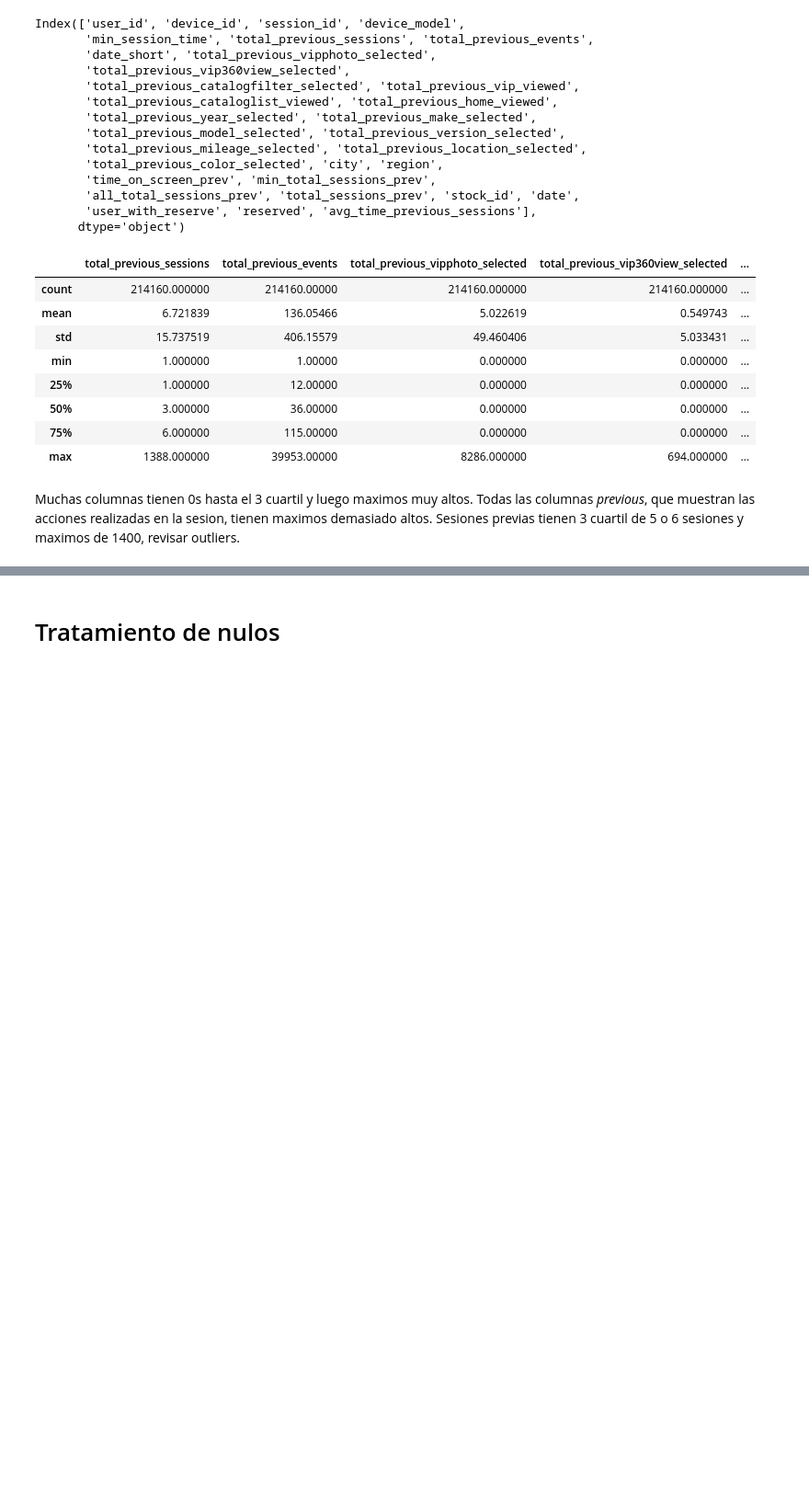
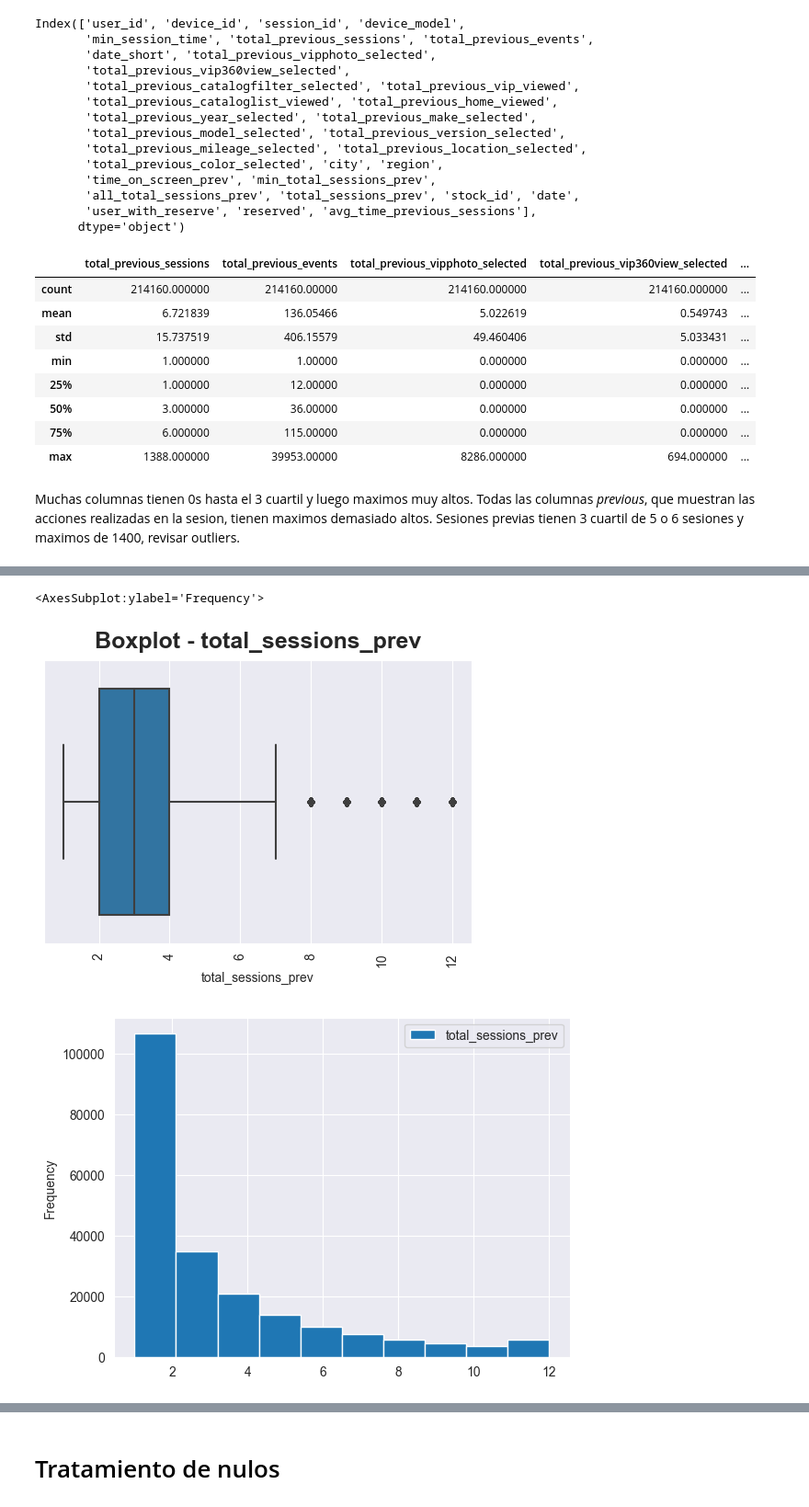
Before and after one commit to adilelle1/navegacion_web_poo, a Jupyter notebook: navegacion_web.ipynb, the cells around one changed output, grey strips where cells are left out. Shown at 92% size. Cells and saved outputs as stored; diff of their text form; code cells hidden in the pictures; blank space fills up the shorter version.

```diff
--- a/navegacion_web.ipynb
+++ b/navegacion_web.ipynb
@@ -180,0 +244,3 @@ data[['min_session_time','date_short','date']]
+# %%
+previous_sessions_describe = data.total_sessions_prev.describe()
+previous_sessions_describe
@@ -180,0 +257,10 @@ data[['min_session_time','date_short','date']]
+# %%
+# convierto a nulo los outliers (superiores a 2 * tercer cuartil)
+data['total_sessions_prev'] = data['total_sessions_prev'].apply(lambda x: np.nan if x> previous_sessions_describe.loc['75%'] * 2 else x)
+# %%
+# ahora imputamos los nulos que agregamos
+from sklearn.impute import SimpleImputer
+
+sessions_imp = SimpleImputer(strategy="most_frequent")
+sessions_imp.fit(data[['total_sessions_prev']])
+data[['total_sessions_prev']] = sessions_imp.transform(data[['total_sessions_prev']])
@@ -180,0 +279,10 @@ data[['min_session_time','date_short','date']]
+# %%
+# vemos que hay una gran cantidad de outliers, hay que definir un criterio para quitarlos y estandarizar
+from visualization import boxplot
+
+boxplot(data,'total_sessions_prev')
+data[['total_sessions_prev']].plot.hist(bins=10)
+# %% [output]
+<AxesSubplot:ylabel='Frequency'>
+[figure, added]
+[figure, added]
```
Also changed, not shown: parts of 136 cells of this notebook, 2 other files.
